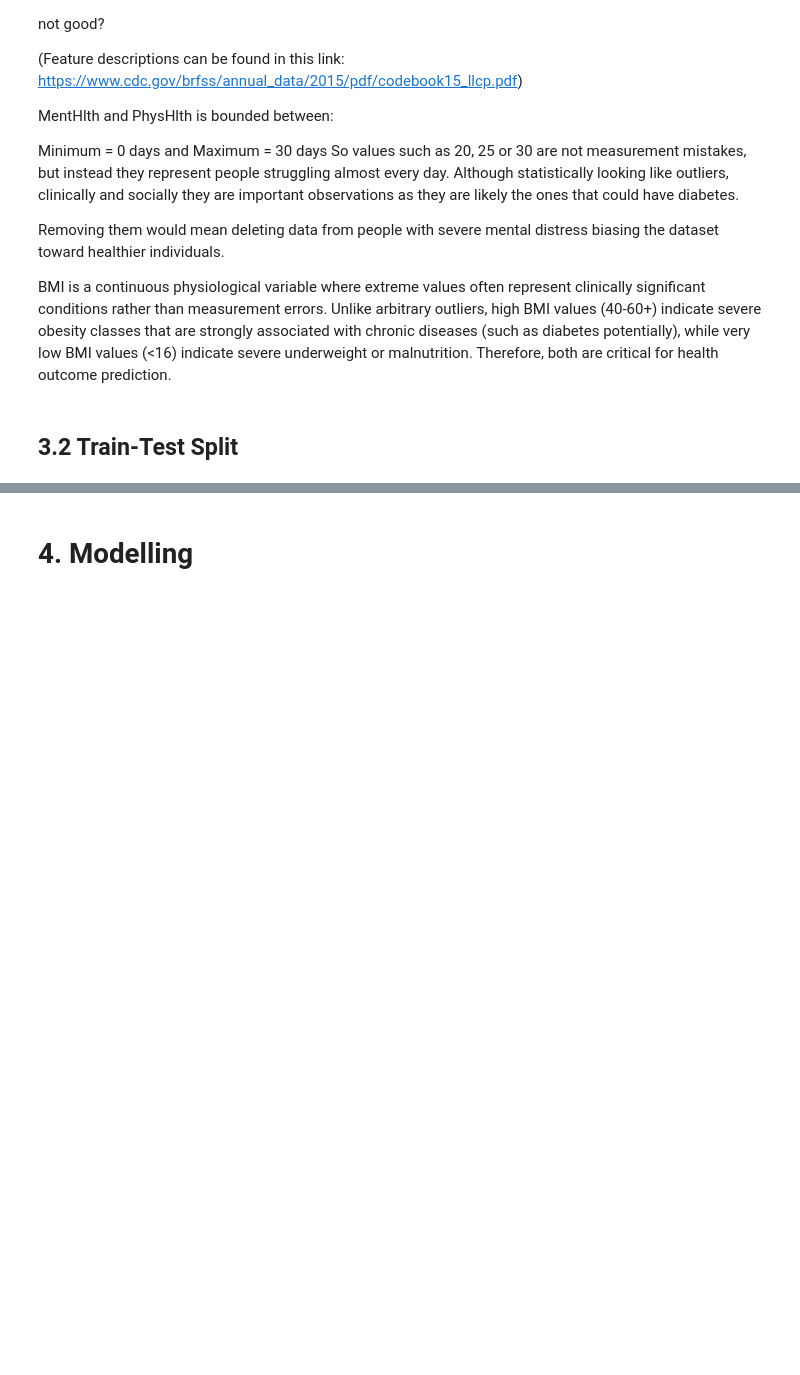
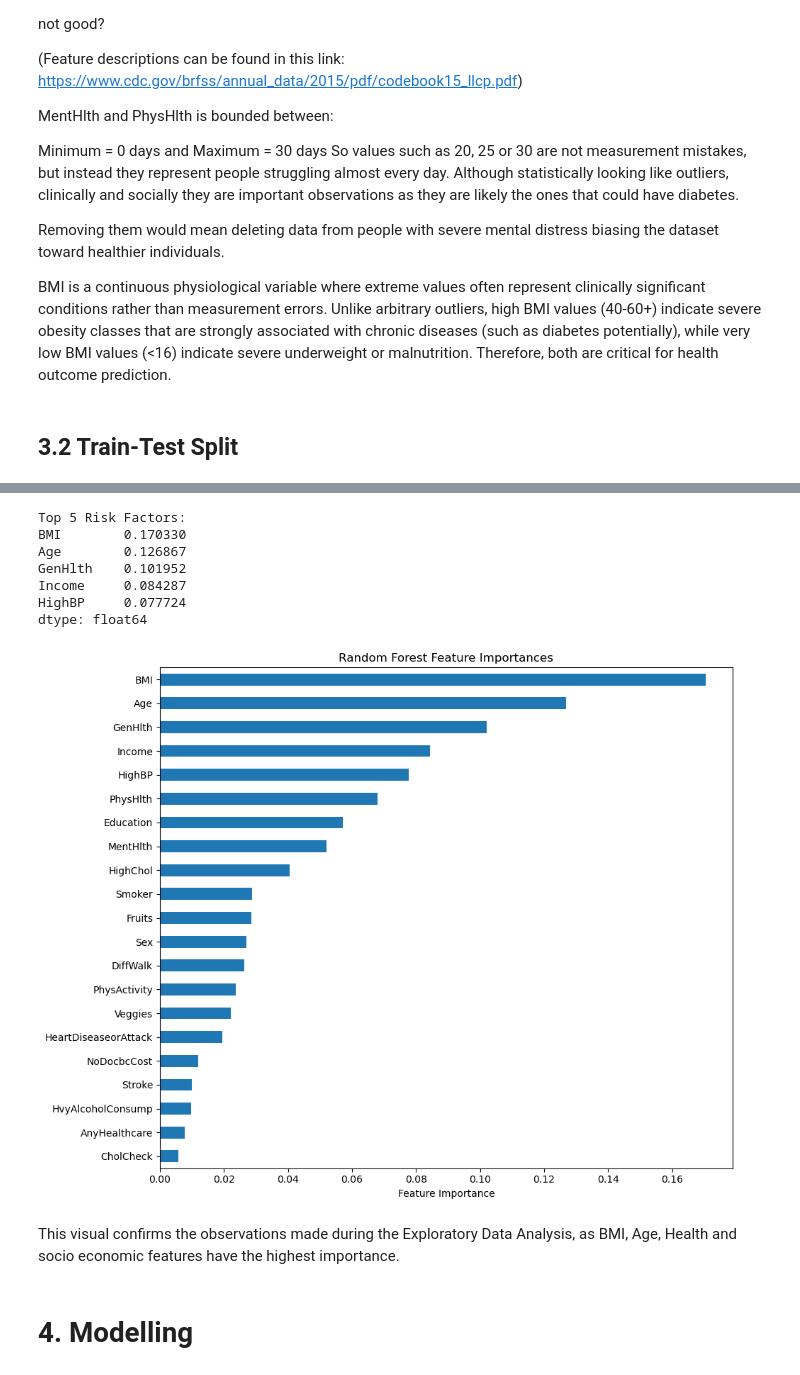
Before and after one commit to Isaac-tan318/MLDP, a Jupyter notebook: MLDP Program Codes Submission Template.ipynb, the cells around one changed output, grey strips where cells are left out. Saved outputs shown, nothing was run; the diff lists cells and outputs as text; code cells hidden in the pictures; blank space fills up the shorter version.

```diff
--- a/MLDP Program Codes Submission Template.ipynb
+++ b/MLDP Program Codes Submission Template.ipynb
@@ -465,12 +454,3 @@ X = df.drop('Diabetes_binary', axis=1)
 y = df['Diabetes_binary']
 
 X_train, X_test, y_train, y_test = train_test_split(X, y, test_size=0.3, random_state=42)
-# %%
-# Now that the data is split, scaling can be applied
-from sklearn.preprocessing import StandardScaler
-
-scaler = StandardScaler()
-X_train = scaler.fit_transform(X_train)
-
-# 3. Transform test data using the same scaler
-X_test = scaler.transform(X_test)
@@ -477,24 +468,34 @@ X_test = scaler.transform(X_test)
 # %%
-# # Now that the train test split has been created,
-# # Feature Importance can be calculated using Random Forest
-# from sklearn.ensemble import RandomForestClassifier
+# Now that the train test split has been created,
+# Feature Importance can be calculated using Random Forest
 
-# # Train the Random Forest model first
-# rf_model = RandomForestClassifier(random_state=42)
-# rf_model.fit(X_train, y_train)
+# Train the Random Forest model first
+rf_model = RandomForestClassifier(random_state=42)
+rf_model.fit(X_train, y_train)
 
-# # Get feature importances
-# feature_importances = pd.Series(rf_model.feature_importances_, index=X.columns)
-# print("\nTop 5 Risk Factors:")
-# print(feature_importances.nlargest(5))
+# Get feature importances
+feature_importances = pd.Series(rf_model.feature_importances_, index=X.columns)
+print("\nTop 5 Risk Factors:")
+print(feature_importances.nlargest(5))
 
-# # Visualize feature importances
-# plt.figure(figsize=(10, 8))
-# feature_importances.sort_values(ascending=True).plot(kind='barh')
-# plt.xlabel('Feature Importance')
-# plt.title('Random Forest Feature Importances')
-# plt.tight_layout()
-# plt.show()
+# Visualize feature importances
+plt.figure(figsize=(10, 8))
+feature_importances.sort_values(ascending=True).plot(kind='barh')
+plt.xlabel('Feature Importance')
+plt.title('Random Forest Feature Importances')
+plt.tight_layout()
+plt.show()
+# %% [output]
+Top 5 Risk Factors:
+BMI        0.170330
+Age        0.126867
+GenHlth    0.101952
+Income     0.084287
+HighBP     0.077724
+dtype: float64
+[figure, added]
+# %% [markdown]
+This visual confirms the observations made during the Exploratory Data Analysis, as BMI, Age, Health and socio economic features have the highest importance.
 # %% [markdown]
 # 4. Modelling
 # %% [markdown]
```
Also changed, not shown: parts of 13 cells of this notebook, 3 other files.
